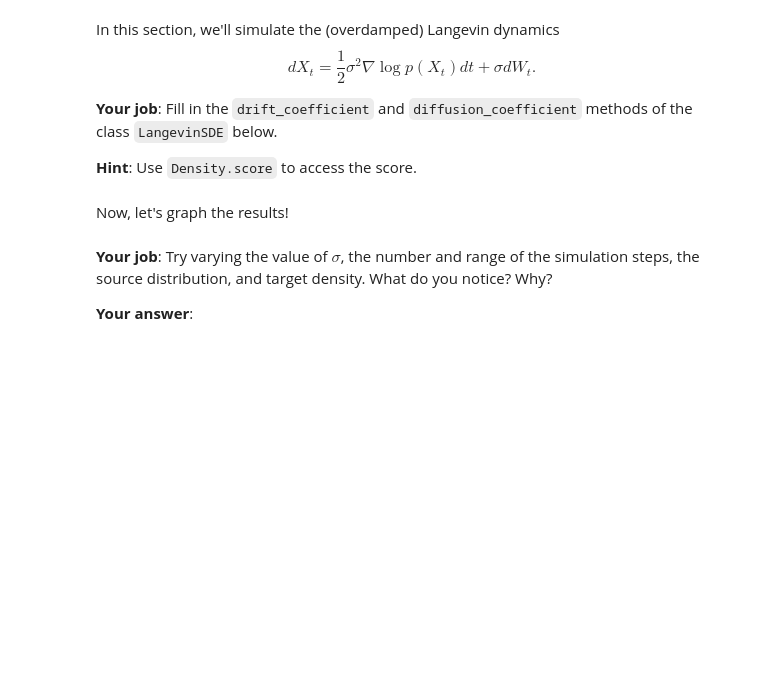
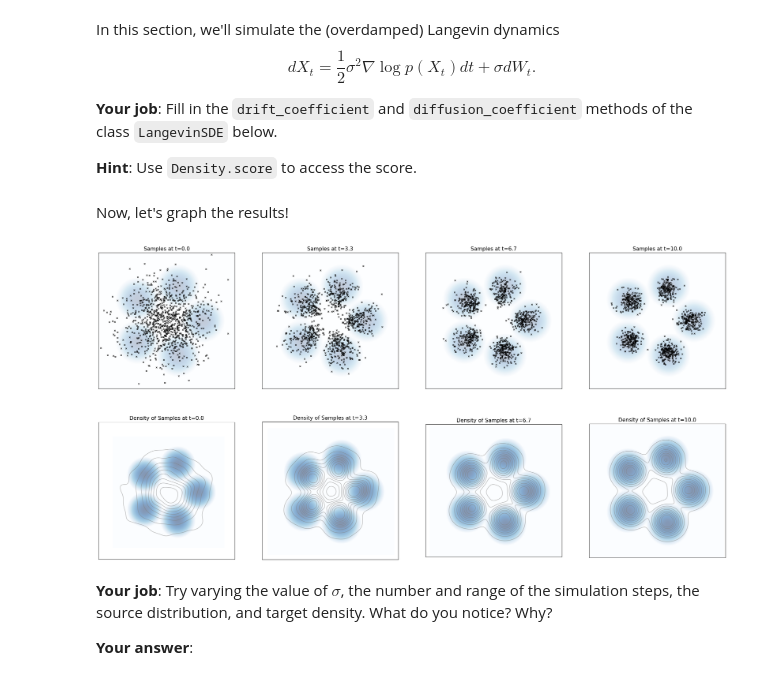
Before and after one commit to matcha1214/flow-diffusion-practice, a Jupyter notebook: lab_one.ipynb, the cells around one changed output. Saved outputs shown, nothing was run; the diff lists cells and outputs as text; code cells hidden in the pictures; blank space fills up the shorter version.

```diff
--- a/lab_one.ipynb
+++ b/lab_one.ipynb
@@ -301,7 +331,7 @@ def plot_scaled_trajectories_1d(x0: torch.Tensor, simulator: Simulator, timestep
         trajectories = simulator.simulate_with_trajectory(x0, timesteps) # (num_trajectories, num_timesteps, ...)
         for trajectory_idx in range(trajectories.shape[0]):
             trajectory = trajectories[trajectory_idx, :, 0] # (num_timesteps,)
-            ax.plot(ts.cpu() * time_scale, trajectory.cpu(), label=label)
+            ax.plot(timesteps.cpu() * time_scale, trajectory.cpu(), label=label)
 # %%
 # Let's try rescaling with time
 sigmas = [1.0, 2.0, 10.0]
@@ -537,7 +571,7 @@ class LangevinSDE(SDE):
         Returns:
             - drift: shape (bs, dim)
         """
-        raise NotImplementedError("Fill me in for Question 3.1!")
+        return 0.5 * self.sigma ** 2 * self.density.score(xt)
 
     def diffusion_coefficient(self, xt: torch.Tensor, t: torch.Tensor) -> torch.Tensor:
         """
@@ -548,7 +582,7 @@ class LangevinSDE(SDE):
         Returns:
             - diffusion: shape (bs, dim)
         """
-        raise NotImplementedError("Fill me in for Question 3.1!")
+        return self.sigma * torch.ones_like(xt)
 # %% [markdown]
 Now, let's graph the results!
 # %%
@@ -622,21 +656,23 @@ def graph_dynamics(
     plt.show()
 # %%
 # Construct the simulator
-target = GaussianMixture.random_2D(nmodes=5, std=0.75, scale=15.0, seed=3.0).to(device)
-sde = LangevinSDE(sigma = 0.6, density = target)
+target = GaussianMixture.symmetric_2D(nmodes=5, std=1.0, scale=8.0).to(device)
+sde = LangevinSDE(sigma = 0.5, density = target)
 simulator = EulerMaruyamaSimulator(sde)
 
 # Graph the results!
 graph_dynamics(
     num_samples = 1000,
     source_distribution = Gaussian(mean=torch.zeros(2), cov=20 * torch.eye(2)).to(device),
     simulator=simulator,
     density=target,
-    timesteps=torch.linspace(0,5.0,1000).to(device),
+    timesteps=torch.linspace(0,10.0,1000).to(device),
     plot_every=334,
     bins=200,
     scale=15
 )
+# %% [output]
+[figure, added]
 # %% [markdown]
 **Your job**: Try varying the value of $\sigma$, the number and range of the simulation steps, the source distribution, and target density. What do you notice? Why?
 
```
Also changed, not shown: parts of 19 cells of this notebook.
